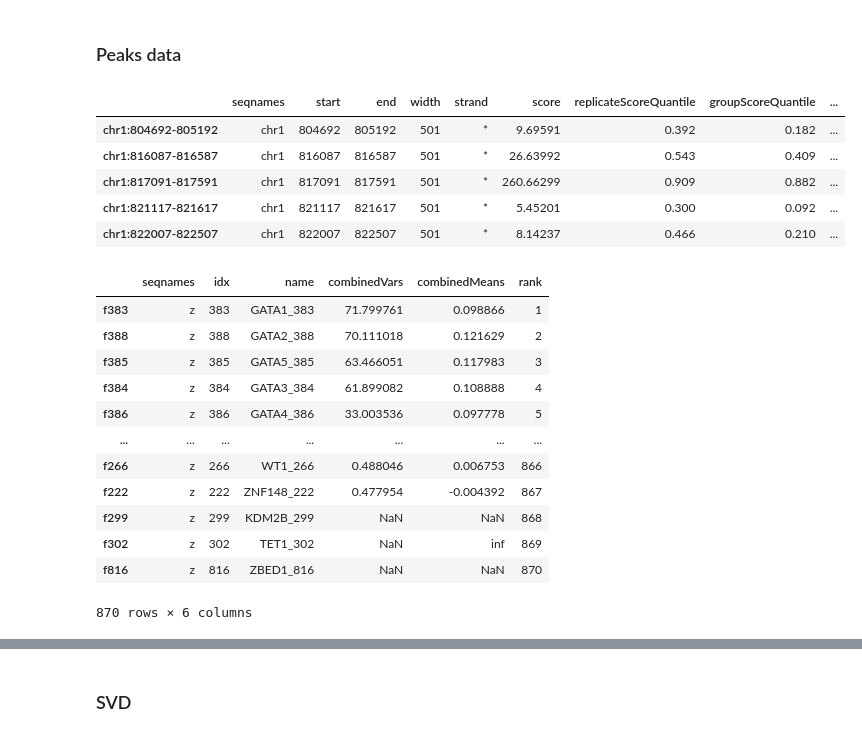
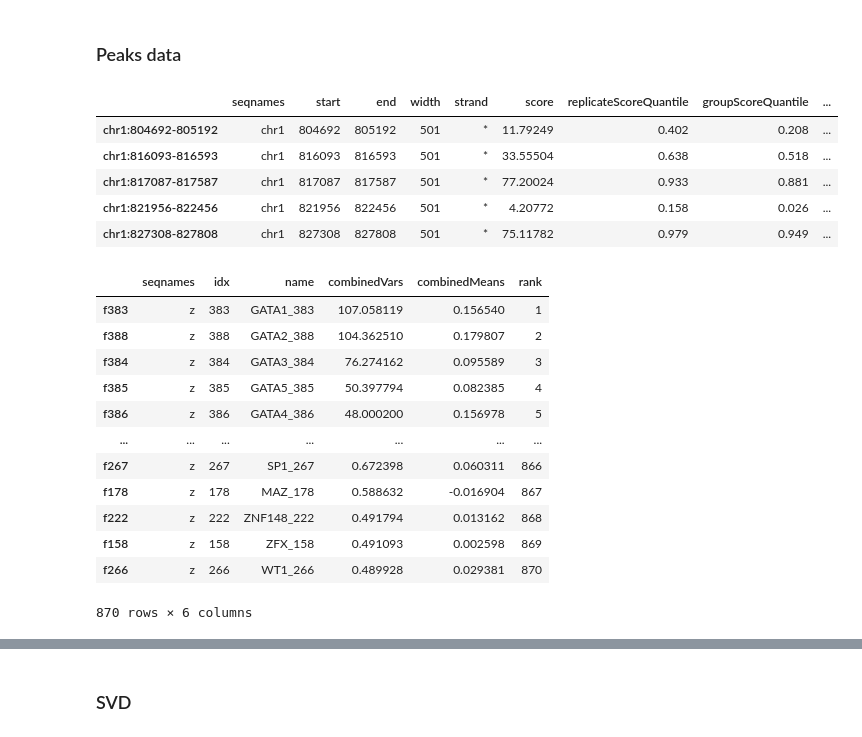
Before and after one commit to settylab/single-cell-primers, a Jupyter notebook: notebooks/tcell-dep-multiome-ATAC.ipynb, the cells around one changed output, grey strips where cells are left out. Saved outputs shown, nothing was run; the diff lists cells and outputs as text; code cells hidden in the pictures.

Commit message:
add noncoding genomic regions to ArchR preprocessing

```diff
--- a/notebooks/tcell-dep-multiome-ATAC.ipynb
+++ b/notebooks/tcell-dep-multiome-ATAC.ipynb
@@ -55,7 +55,7 @@ def pyranges_from_strings(pos_list):
 # %% [markdown]
 ## ATAC
 # %%
-data_dir = '/fh/fast/setty_m/user/cjordan2/repositories/single-cell-primers/ArchR/tcell/export/'
+data_dir = '/fh/fast/setty_m/user/cjordan2/repositories/single-cell-primers/ArchR/tcell_dep_ncrna/export/'
 # %% [markdown]
 Load all the exported results from ArchR
 # %% [markdown]
@@ -67,34 +67,34 @@ counts = mmread(data_dir + 'peak_counts/counts.mtx')
 # %%
 # Cell and peak information
 cells = pd.read_csv(data_dir + 'peak_counts/cells.csv', index_col=0).iloc[:, 0]
 peaks = pd.read_csv(data_dir + 'peak_counts/peaks.csv', index_col=0)
-gene_scores = pd.read_csv(data_dir + "gene_scores.csv", index_col = 0)
-imputed_scores = pd.read_csv(data_dir + 'imputed_scores.csv')
+gene_scores = mmread(data_dir + "gene_scores/scores.mtx")
+#imputed_scores = pd.read_csv(data_dir + 'imputed_scores.csv')
 peaks.index = peaks['seqnames'] + ':' + peaks['start'].astype(str) + '-' + peaks['end'].astype(str)
 peaks.head()
 # %% [output]
 |  | seqnames | start | end | width | strand | score | replicateScoreQuantile | groupScoreQuantile | ... |
-| chr1:804692-805192 | chr1 | 804692 | 805192 | 501 | * | 9.69591 | 0.392 | 0.182 | ... |
-| chr1:816087-816587 | chr1 | 816087 | 816587 | 501 | * | 26.63992 | 0.543 | 0.409 | ... |
-| chr1:817091-817591 | chr1 | 817091 | 817591 | 501 | * | 260.66299 | 0.909 | 0.882 | ... |
-| chr1:821117-821617 | chr1 | 821117 | 821617 | 501 | * | 5.45201 | 0.300 | 0.092 | ... |
-| chr1:822007-822507 | chr1 | 822007 | 822507 | 501 | * | 8.14237 | 0.466 | 0.210 | ... |
+| chr1:804692-805192 | chr1 | 804692 | 805192 | 501 | * | 11.79249 | 0.402 | 0.208 | ... |
+| chr1:816093-816593 | chr1 | 816093 | 816593 | 501 | * | 33.55504 | 0.638 | 0.518 | ... |
+| chr1:817087-817587 | chr1 | 817087 | 817587 | 501 | * | 77.20024 | 0.933 | 0.881 | ... |
+| chr1:821956-822456 | chr1 | 821956 | 822456 | 501 | * | 4.20772 | 0.158 | 0.026 | ... |
+| chr1:827308-827808 | chr1 | 827308 | 827808 | 501 | * | 75.11782 | 0.979 | 0.949 | ... |
 # %%
 deviations = pd.read_csv(data_dir + "deviations.csv", index_col = 0)
 deviations
 # %% [output]
 |  | seqnames | idx | name | combinedVars | combinedMeans | rank |
-| f383 | z | 383 | GATA1_383 | 71.799761 | 0.098866 | 1 |
-| f388 | z | 388 | GATA2_388 | 70.111018 | 0.121629 | 2 |
-| f385 | z | 385 | GATA5_385 | 63.466051 | 0.117983 | 3 |
-| f384 | z | 384 | GATA3_384 | 61.899082 | 0.108888 | 4 |
-| f386 | z | 386 | GATA4_386 | 33.003536 | 0.097778 | 5 |
+| f383 | z | 383 | GATA1_383 | 107.058119 | 0.156540 | 1 |
+| f388 | z | 388 | GATA2_388 | 104.362510 | 0.179807 | 2 |
+| f384 | z | 384 | GATA3_384 | 76.274162 | 0.095589 | 3 |
+| f385 | z | 385 | GATA5_385 | 50.397794 | 0.082385 | 4 |
+| f386 | z | 386 | GATA4_386 | 48.000200 | 0.156978 | 5 |
 | ... | ... | ... | ... | ... | ... | ... |
-| f266 | z | 266 | WT1_266 | 0.488046 | 0.006753 | 866 |
-| f222 | z | 222 | ZNF148_222 | 0.477954 | -0.004392 | 867 |
-| f299 | z | 299 | KDM2B_299 | NaN | NaN | 868 |
-| f302 | z | 302 | TET1_302 | NaN | inf | 869 |
-| f816 | z | 816 | ZBED1_816 | NaN | NaN | 870 |
+| f267 | z | 267 | SP1_267 | 0.672398 | 0.060311 | 866 |
+| f178 | z | 178 | MAZ_178 | 0.588632 | -0.016904 | 867 |
+| f222 | z | 222 | ZNF148_222 | 0.491794 | 0.013162 | 868 |
+| f158 | z | 158 | ZFX_158 | 0.491093 | 0.002598 | 869 |
+| f266 | z | 266 | WT1_266 | 0.489928 | 0.029381 | 870 |
 870 rows × 6 columns
 # %%
 motif_scores = pd.read_csv(data_dir + "motif_scores.csv", index_col = 0 )
```
Also changed, not shown: parts of 45 cells of this notebook, 3 other files.
